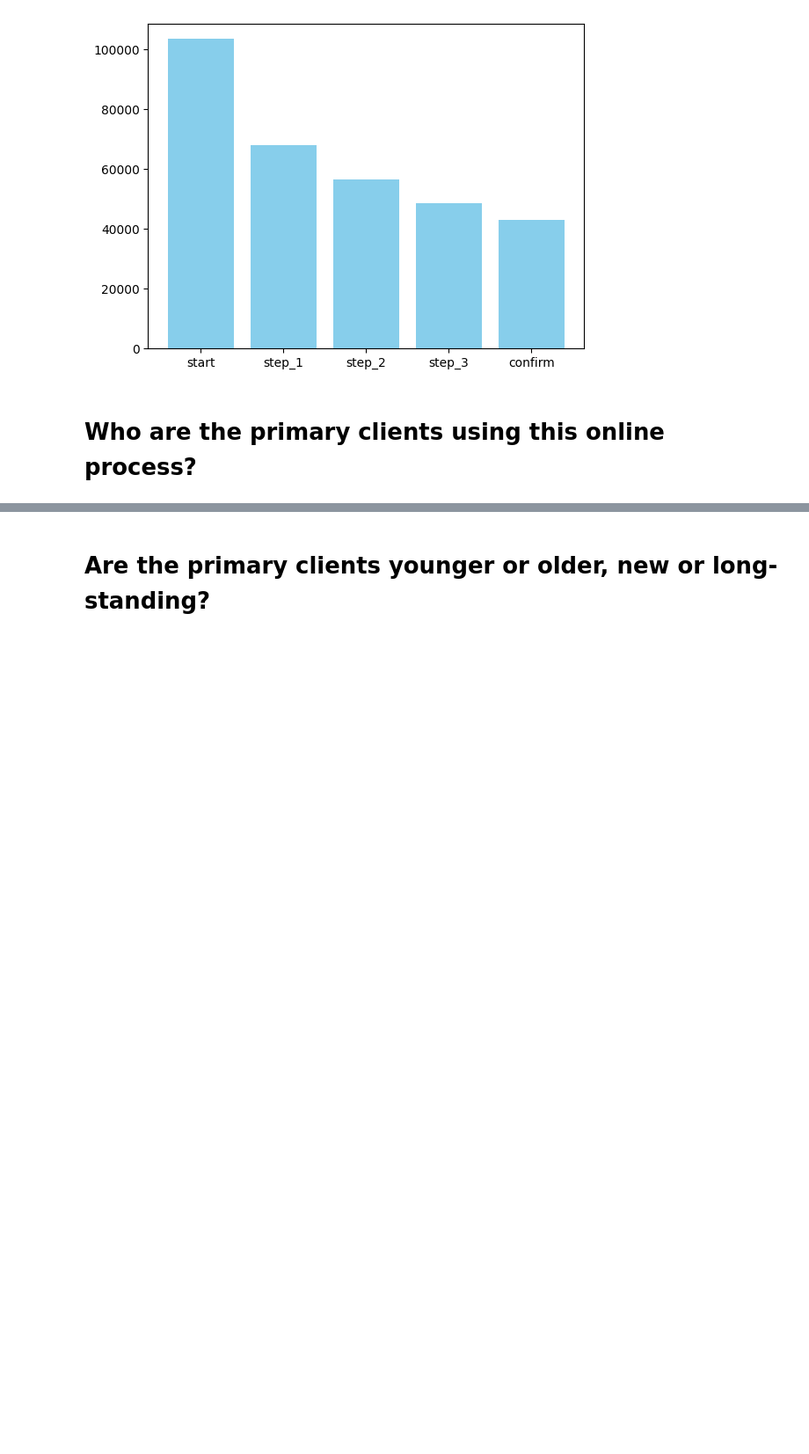
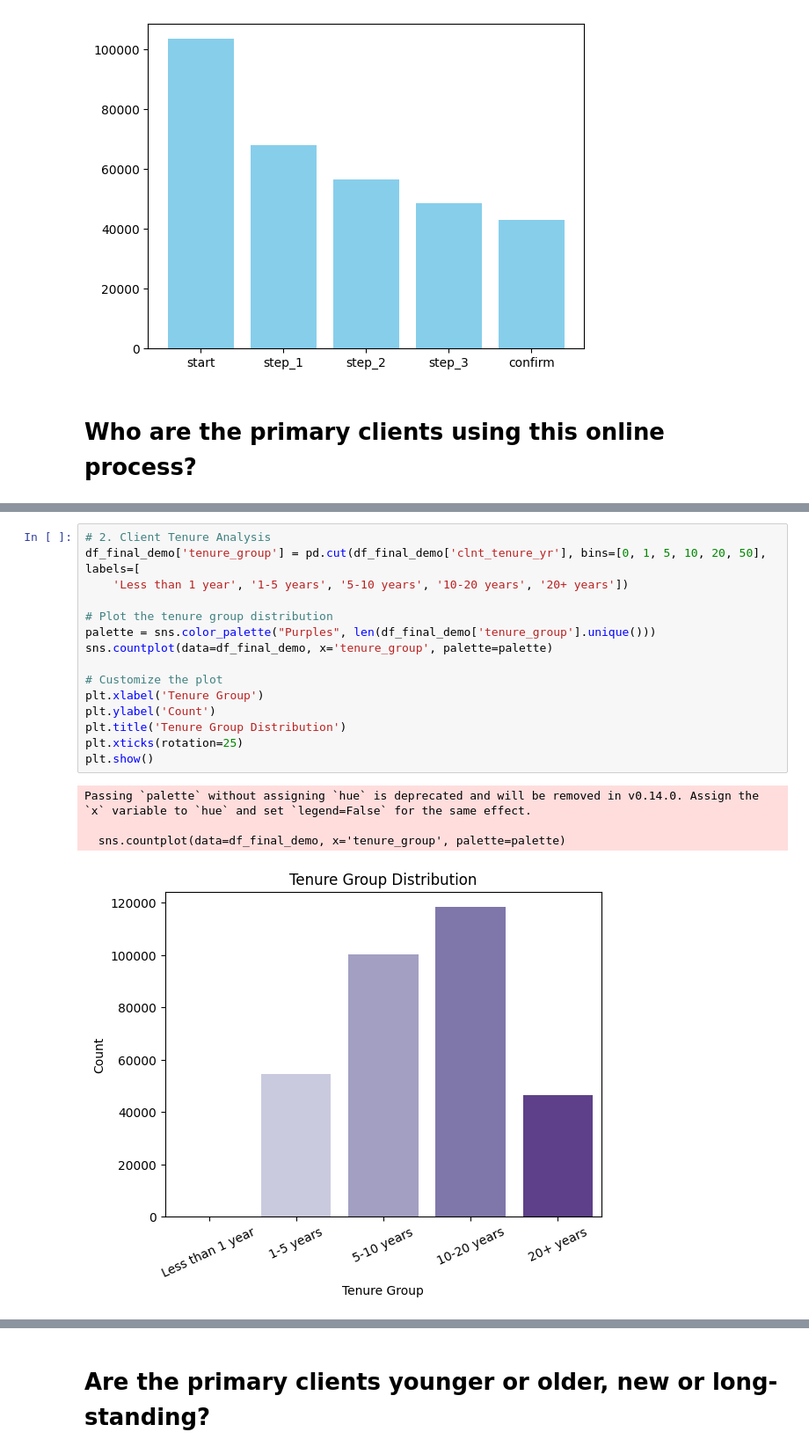
Before and after one commit to mirajkarsneha/vanguard-ab-test, a Jupyter notebook: data_cleaning.ipynb, the cells around one changed output, grey strips where cells are left out. Shown: that part at 88% size. Drawn from its saved outputs; the diff is of its cells as text; blank space fills up the shorter version.

```diff
--- a/data_cleaning.ipynb
+++ b/data_cleaning.ipynb
@@ -251,0 +226,20 @@ The primary clients are predominantly aged in the '55-64' group, with '10-20 yea
+# %%
+# 2. Client Tenure Analysis
+df_final_demo['tenure_group'] = pd.cut(df_final_demo['clnt_tenure_yr'], bins=[0, 1, 5, 10, 20, 50], labels=[
+    'Less than 1 year', '1-5 years', '5-10 years', '10-20 years', '20+ years'])
+
+# Plot the tenure group distribution
+palette = sns.color_palette("Purples", len(df_final_demo['tenure_group'].unique()))
+sns.countplot(data=df_final_demo, x='tenure_group', palette=palette)
+
+# Customize the plot
+plt.xlabel('Tenure Group')
+plt.ylabel('Count')
+plt.title('Tenure Group Distribution')
+plt.xticks(rotation=25)
+plt.show()
+# %% [output]
+Passing `palette` without assigning `hue` is deprecated and will be removed in v0.14.0. Assign the `x` variable to `hue` and set `legend=False` for the same effect.
+
+  sns.countplot(data=df_final_demo, x='tenure_group', palette=palette)
+[figure, added]
```
Also changed, not shown: parts of 4 cells of this notebook, 4 other files.
